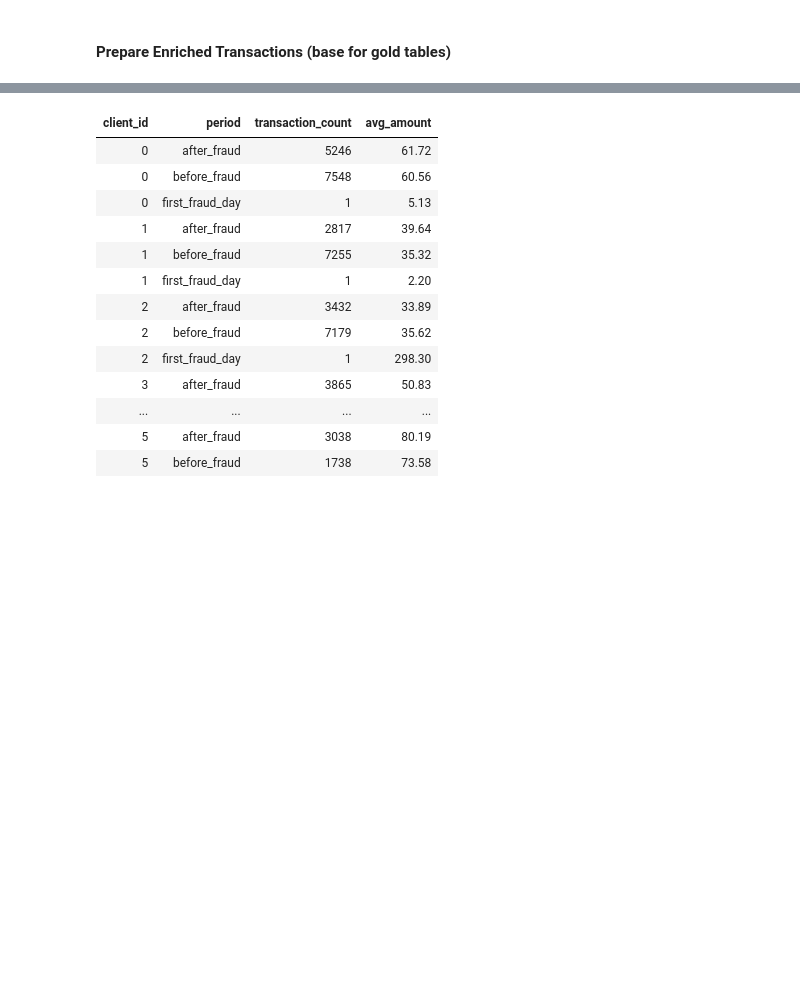
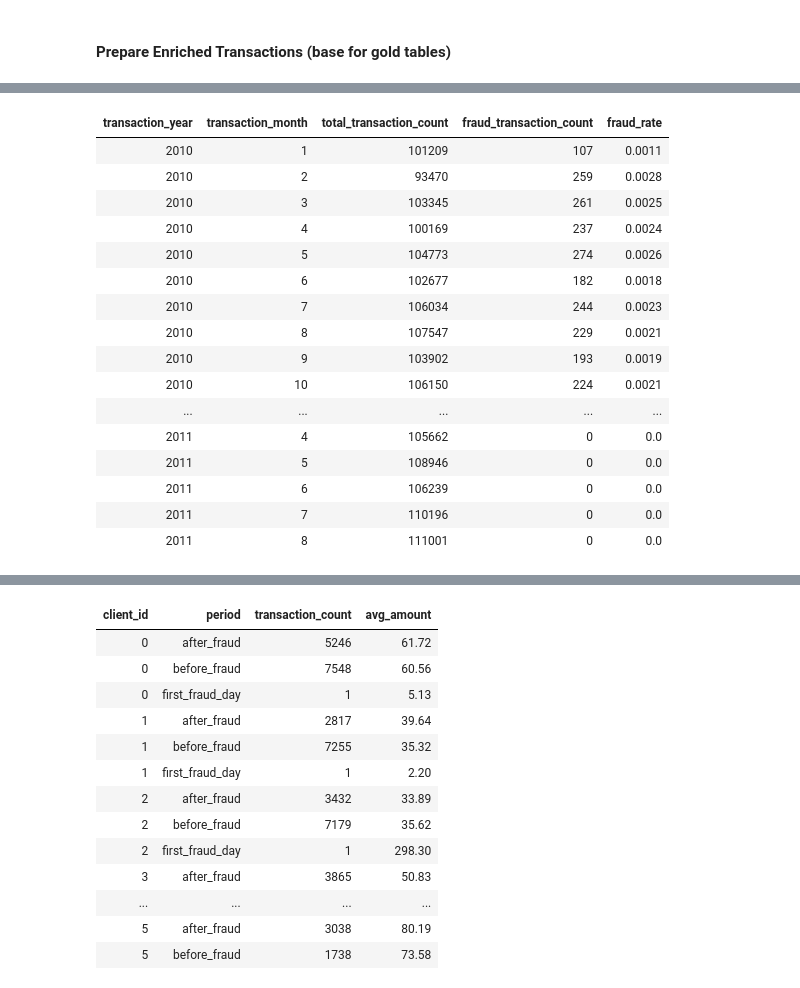
Before and after one commit to jarviscanada/jarvis_data_eng_SamiaCarchaf, a Jupyter notebook: databricks/ETL/gold_aggregations.ipynb, the cells around one changed output, grey strips where cells are left out. Drawn from its saved outputs; the diff is of its cells as text; code cells hidden in the pictures; blank space fills up the shorter version.

```diff
--- a/databricks/ETL/gold_aggregations.ipynb
+++ b/databricks/ETL/gold_aggregations.ipynb
@@ -87,3 +102,34 @@ Answers: highest fraud rate by category, highest fraud amount by category, fraud
+# %%
+fraud_monthly_summary_gold = (
+    transactions_enriched
+    .groupBy("transaction_year", "transaction_month")
+    .agg(
+        count("*").alias("total_transaction_count"),
+        spark_sum(when(col("is_fraud") == True, 1).otherwise(0)).alias("fraud_transaction_count"),
+        spark_round(spark_sum(when(col("is_fraud") == True, 1).otherwise(0)) / count("*"), 4).alias("fraud_rate")
+    )
+    .orderBy("transaction_year", "transaction_month")
+)
+
+display(fraud_monthly_summary_gold.limit(20))
+# %% [output]
+| transaction_year | transaction_month | total_transaction_count | fraud_transaction_count | fraud_rate |
+| 2010 | 1 | 101209 | 107 | 0.0011 |
+| 2010 | 2 | 93470 | 259 | 0.0028 |
+| 2010 | 3 | 103345 | 261 | 0.0025 |
+| 2010 | 4 | 100169 | 237 | 0.0024 |
+| 2010 | 5 | 104773 | 274 | 0.0026 |
+| 2010 | 6 | 102677 | 182 | 0.0018 |
+| 2010 | 7 | 106034 | 244 | 0.0023 |
+| 2010 | 8 | 107547 | 229 | 0.0021 |
+| 2010 | 9 | 103902 | 193 | 0.0019 |
+| 2010 | 10 | 106150 | 224 | 0.0021 |
+| ... | ... | ... | ... | ... |
+| 2011 | 4 | 105662 | 0 | 0.0 |
+| 2011 | 5 | 108946 | 0 | 0.0 |
+| 2011 | 6 | 106239 | 0 | 0.0 |
+| 2011 | 7 | 110196 | 0 | 0.0 |
+| 2011 | 8 | 111001 | 0 | 0.0 |
 # %%
 from pyspark.sql.functions import count, sum as spark_sum, when, col, round as spark_round
 
```
Also changed, not shown: parts of 12 cells of this notebook.
